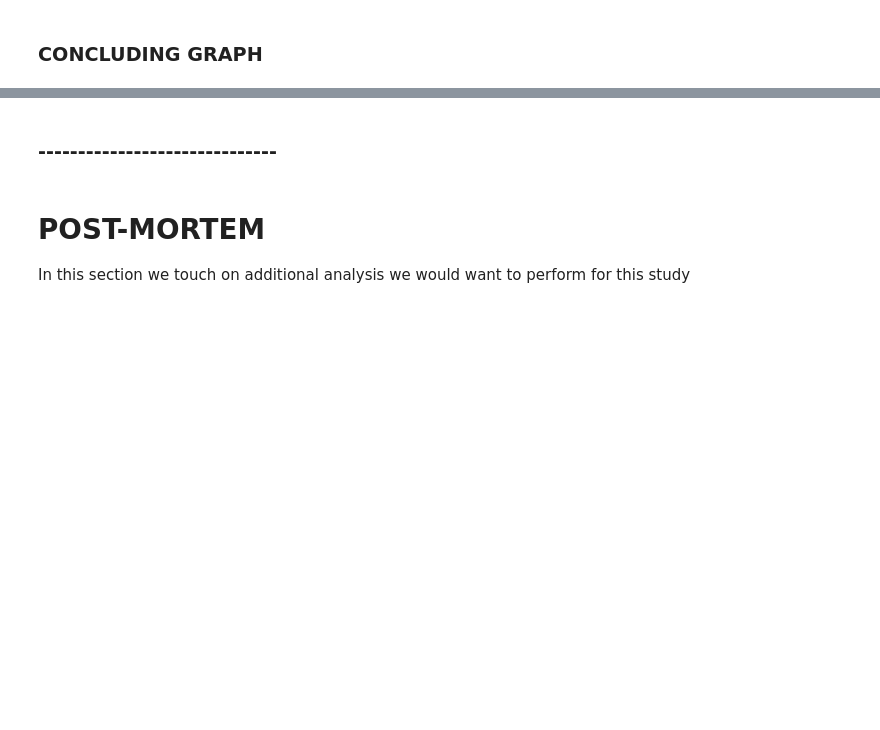
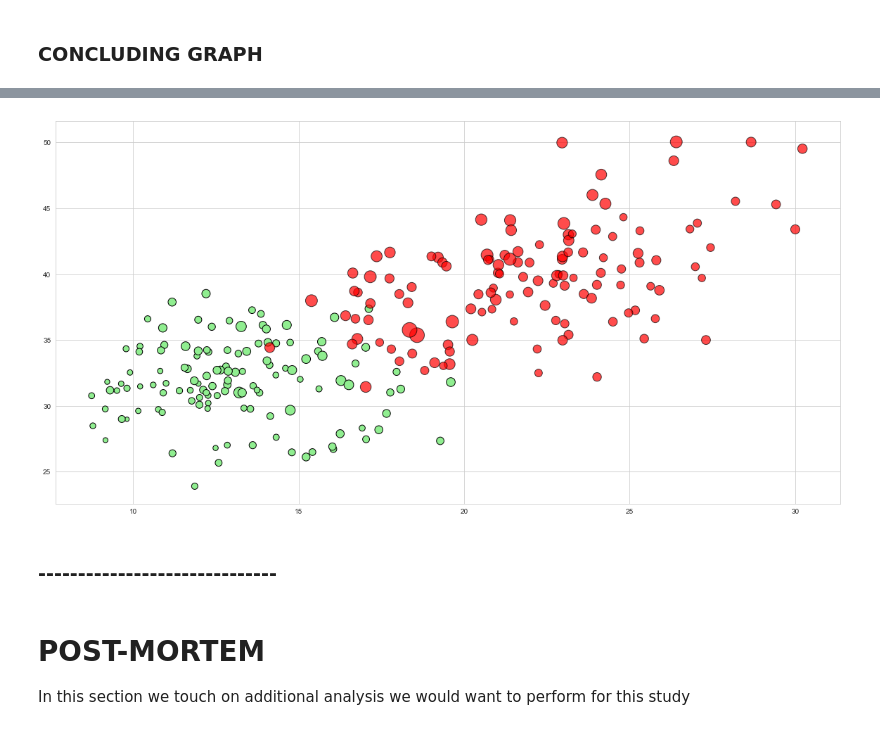
Before and after one commit to PetitsPoissons/Health_Project, a Jupyter notebook: MH_notebook_final.ipynb, the cells around one changed output, grey strips where cells are left out. Drawn from its saved outputs; the diff is of its cells as text; code cells hidden in the pictures; blank space fills up the shorter version.

```diff
--- a/MH_notebook_final.ipynb
+++ b/MH_notebook_final.ipynb
@@ -608,18 +651,16 @@ plt.savefig("MH_bubble_plot.png")
 # %%
 # Bonus graph - Looking at the prevalence of lack of health insurance as the scalar for the bubble
 UBQ1_lack_health_ins = df[df["quantile"] == 'low']['PS_lack_health_ins']
 UBQ2_lack_health_ins = df[df["quantile"] == 'low-med']['PS_lack_health_ins']
 UBQ3_lack_health_ins = df[df["quantile"] == 'med-high']['PS_lack_health_ins']
 UBQ4_lack_health_ins = df[df["quantile"] == 'high']['PS_lack_health_ins']
 plt.figure(figsize=(20, 10))
-UBQ1 = plt.scatter(UBQ1_current_smoking, UBQ1_less_sleep, s=UBQ1_lack_health_ins*9, facecolors='lightgreen',
-                    linewidths=1, edgecolors='black', alpha=0.75, label="MHQ1")
-UBQ2 = plt.scatter(UBQ2_current_smoking, UBQ2_less_sleep, s=UBQ2_lack_health_ins*9, facecolors='gold',
-                    linewidths=1, edgecolors='black', alpha=0.75, label="MHQ2")
-UBQ3 = plt.scatter(UBQ3_current_smoking, UBQ3_less_sleep, s=UBQ3_lack_health_ins*9, facecolors='blue',
-                    linewidths=1, edgecolors='black', alpha=0.5, label="MHQ3")
-UBQ4 = plt.scatter(UBQ4_current_smoking, UBQ4_less_sleep, s=UBQ4_lack_health_ins*9, facecolors='red',
-                    linewidths=1, edgecolors='black', alpha=0.5, label="MHQ4")
+UBQ1 = plt.scatter(UBQ1_current_smoking, UBQ1_less_sleep, s=UBQ1_lack_health_ins*10, facecolors='lightgreen', linewidths=1, edgecolors='black', alpha=1, label="MHQ1")
+#UBQ2 = plt.scatter(UBQ2_current_smoking, UBQ2_less_sleep, s=UBQ2_lack_health_ins*10, facecolors='gold', linewidths=1, edgecolors='black', alpha=1, label="MHQ2")
+#UBQ3 = plt.scatter(UBQ3_current_smoking, UBQ3_less_sleep, s=UBQ3_lack_health_ins*10, facecolors='blue', linewidths=1, edgecolors='black', alpha=0.7, label="MHQ3")
+UBQ4 = plt.scatter(UBQ4_current_smoking, UBQ4_less_sleep, s=UBQ4_lack_health_ins*10, facecolors='red', linewidths=1, edgecolors='black', alpha=0.7, label="MHQ4")
+# %% [output]
+[figure, added]
 # %% [markdown]
 ### ------------------------------
 # %% [markdown]
```
Also changed, not shown: parts of 16 cells of this notebook, 2 other files.
